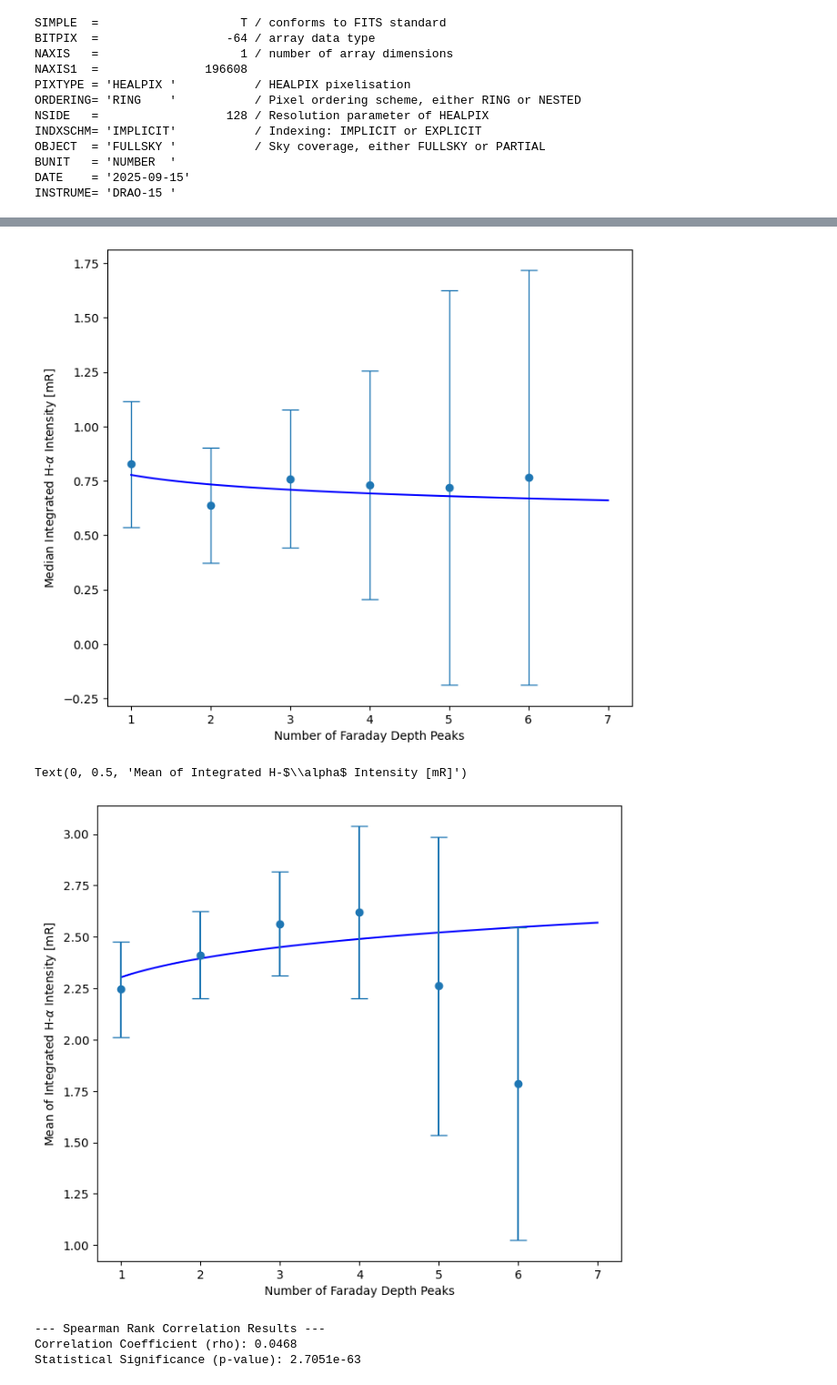
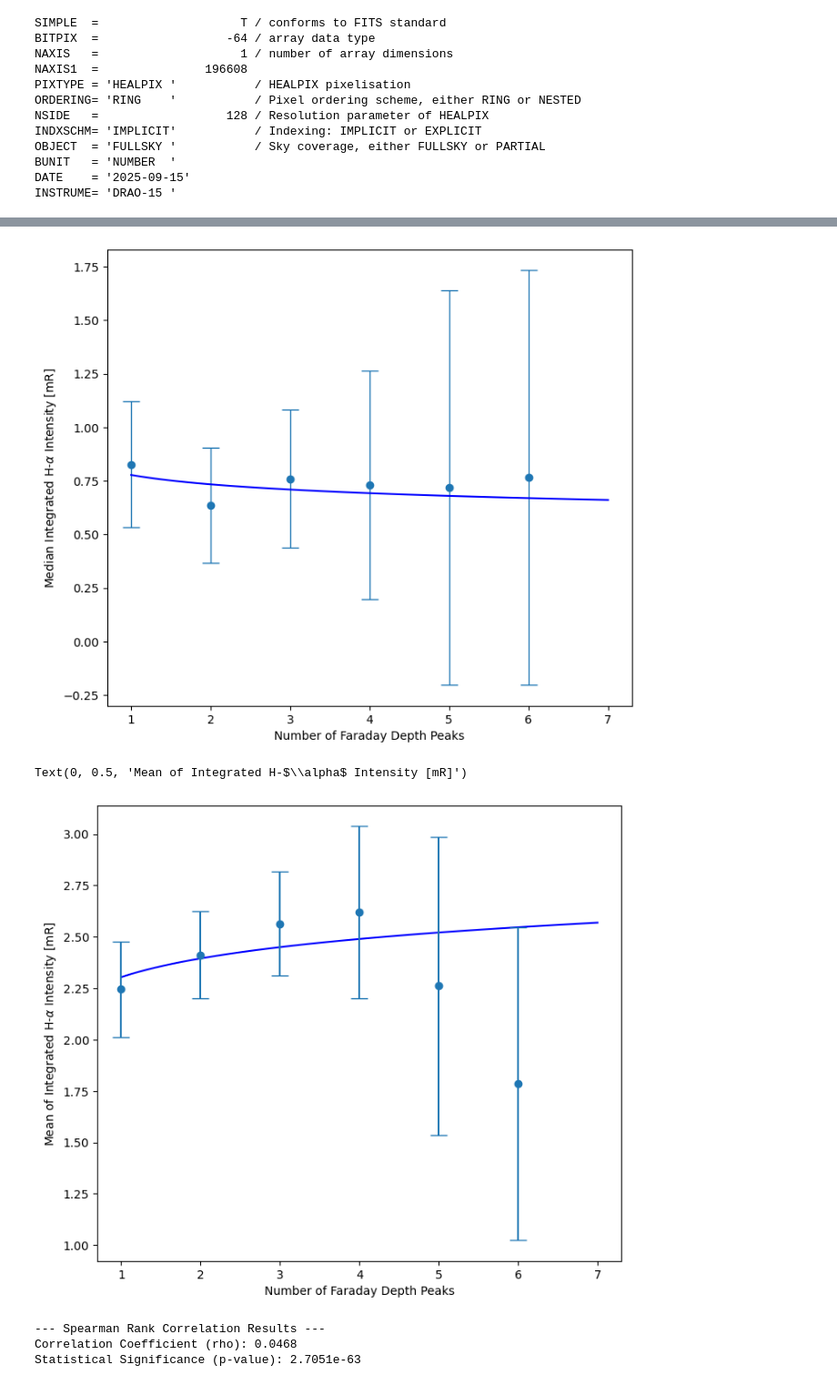
Before and after one commit to jdloading/ResearchSummer26, a Jupyter notebook: notebooks/FaradayDepthvHAlpha.ipynb, the cells around one changed output, grey strips where cells are left out. Shown at 91% size. Drawn from its saved outputs; the diff is of its cells as text; code cells hidden in the pictures.

```diff
--- a/notebooks/FaradayDepthvHAlpha.ipynb
+++ b/notebooks/FaradayDepthvHAlpha.ipynb
@@ -15,7 +15,7 @@ from matplotlib.colors import SymLogNorm
 # %%
 NSIDE = 276
 # %%
-fn = '~/Research/WHAM/wham-ss-DR1-v161116-180912-grid.fits'
+fn = '/home/justin/ResearchSummer26/WHAM/wham-ss-DR1-v161116-170912-grid.fits'
 whamDat = fits.getdata(fn)
 whamHdr = fits.getheader(fn)
 # %%
@@ -85,7 +89,7 @@ projview(
 <matplotlib.collections.QuadMesh at 0x...>
 [figure]
 # %%
-fn = '~/Research/DRAGONS/DRAGONS_faraday_depth_cubes/faraday_synthesis/dragons_Npeaks_8sigma.hpx.fits'
+fn = '~/ResearchSummer26/DRAGONS/DRAGONS_faraday_depth_cubes/faraday_synthesis/dragons_Npeaks_8sigma.hpx.fits'
 NpeaksDat = fits.getdata(fn)
 NpeaksHdr = fits.getheader(fn)
 # %%
@@ -184,34 +188,34 @@ Peaks: 8 | Pixels:       1 | Median: 1.8464894143428232 | standard deviation: 0.
 # %%
 from scipy.optimize import curve_fit
 
 def powerLawModel(x, a, k):
     return a * (x**k)
 
 validBinnedHaMeans = binnedHaMeans[1:7]
 validUniquePeaks = uniquePeaks[1:7]
 validBinnedHaMedians = binnedHaMedians[1:7]
-validBinnedHaMedianErrors = binnedHaErrors[1:7]
+validBinnedHaMedianErrors = binnedHaMedianErrors[1:7]
 validBinnedHaMeanErrors = binnedHaMeanErrors[1:7]
 
 poptPow, pPowCov = curve_fit(powerLawModel, validUniquePeaks, validBinnedHaMedians, p0=[1.0, 1.0], sigma = validBinnedHaMedianErrors)
 xFine = np.linspace(1, 7, 100)
 
 plt.figure(figsize=(8,7))
 plt.errorbar(validUniquePeaks, validBinnedHaMedians, yerr=validBinnedHaMedianErrors, fmt='o', capsize = 7, elinewidth = 1)
 plt.plot(xFine, powerLawModel(xFine, *poptPow), 'b-', label = f'Power-Law fit')
 plt.xlabel("Number of Faraday Depth Peaks")
 plt.ylabel(r"Median Integrated H-$\alpha$ Intensity [mR]")
 plt.show()
 
 poptPow2, pPowCov2 = curve_fit(powerLawModel, validUniquePeaks, validBinnedHaMeans, p0=(1.0,1.0), sigma = validBinnedHaMeanErrors)
 
 plt.figure(figsize=(8,7))
 plt.plot(xFine, powerLawModel(xFine, *poptPow2), 'b-')
 plt.errorbar(validUniquePeaks, validBinnedHaMeans, yerr = validBinnedHaMeanErrors, fmt = 'o', capsize = 7)
 plt.xlabel('Number of Faraday Depth Peaks')
 plt.ylabel(r"Mean of Integrated H-$\alpha$ Intensity [mR]")
 # %% [output]
-[figure, old version]
+[figure, new version]
 Text(0, 0.5, 'Mean of Integrated H-$\\alpha$ Intensity [mR]')
 [figure]
 # %%
```
Also changed, not shown: parts of 18 cells of this notebook, 2 other files.
